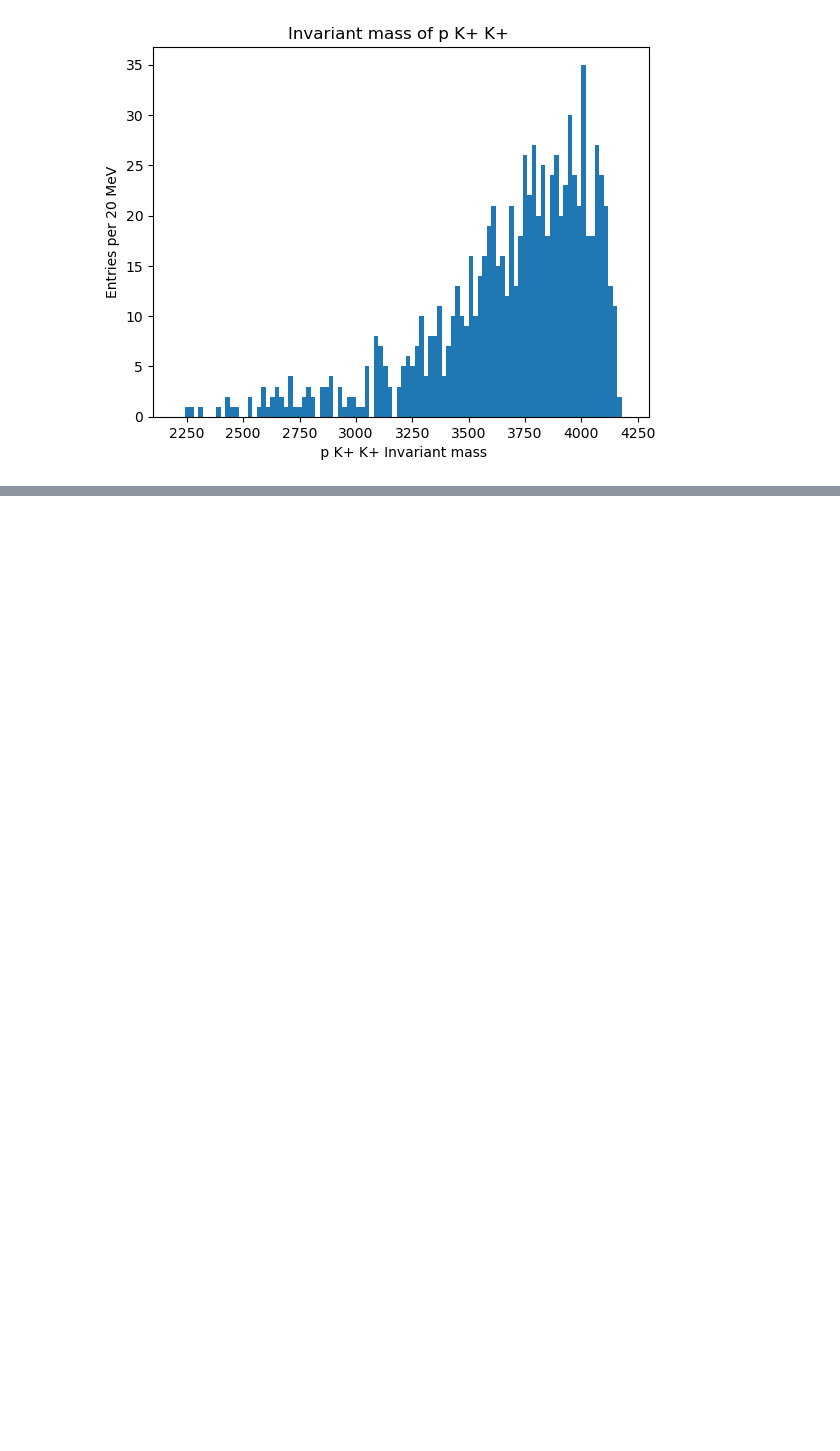
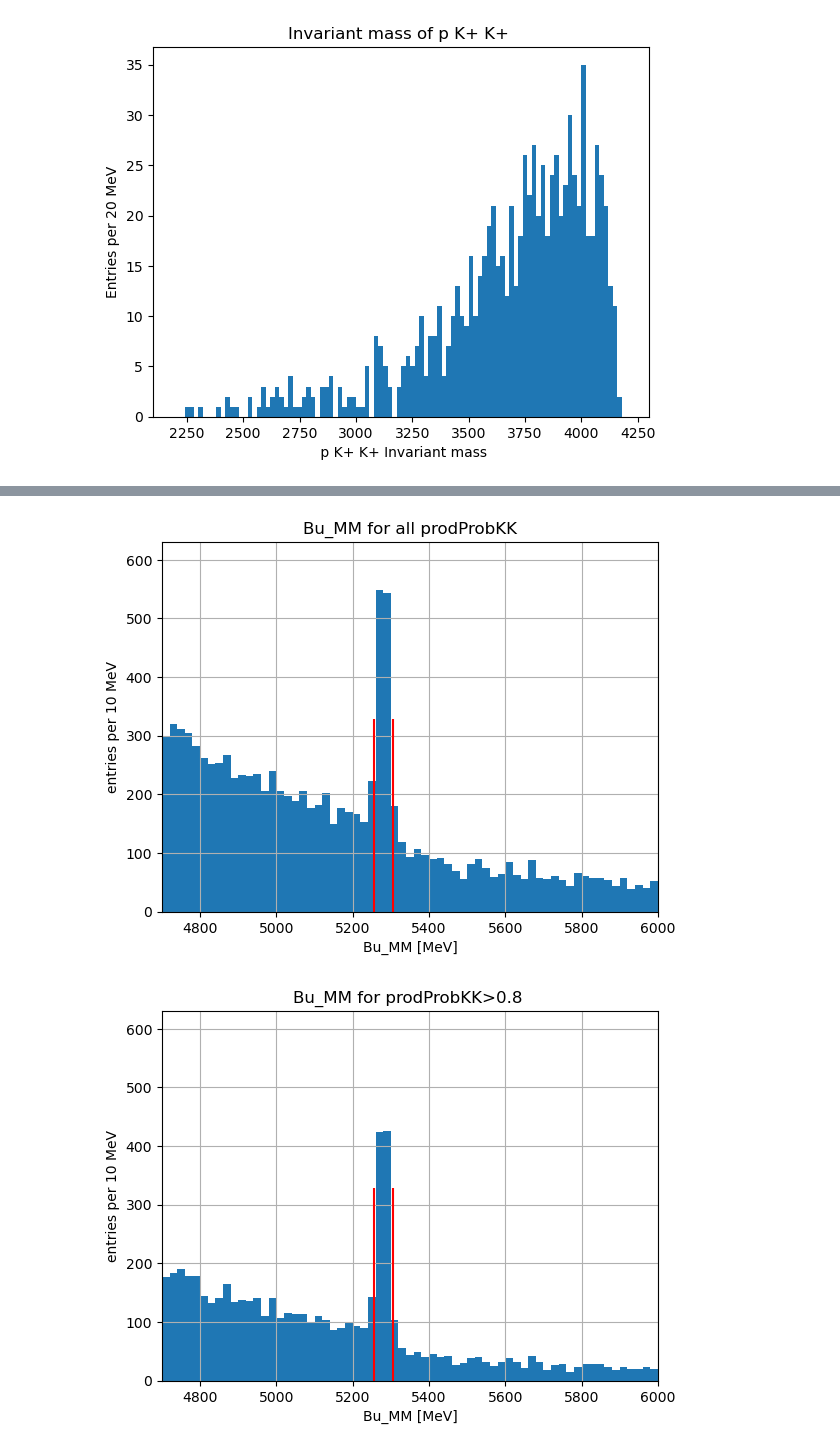
Before and after one commit to LHCb-Cincinnati/bphysics, a Jupyter notebook: KpKp_fitting.ipynb, the cells around one changed output, grey strips where cells are left out. Saved outputs shown, nothing was run; the diff lists cells and outputs as text; code cells hidden in the pictures; blank space fills up the shorter version.

```diff
--- a/KpKp_fitting.ipynb
+++ b/KpKp_fitting.ipynb
@@ -1092,0 +1167,74 @@ plt.show()
+# %%
+prodProb_0p8 = prodProbKK>0.8
+prodProb_0p5 = prodProbKK>0.5
+
+
+
+plt.figure()
+plt.title('Bu_MM for all prodProbKK')
+nC, bins, patches = plt.hist(Bu_MM, bins=100, range=(4500,6500))
+plt.xlabel(r'Bu_MM [MeV]')
+plt.ylabel('entries per 10 MeV')
+plt.axis([4700,6000.,0,1.15*max(nC)])
+plt.grid(True)
+plt.vlines(5255., 0., 0.6*max(nC), colors='red')
+plt.vlines(5305., 0., 0.6*max(nC), colors='red')
+plt.show()
+
+
+
+plt.figure()
+plt.title('Bu_MM for prodProbKK>0.8 ')
+plt.hist(Bu_MM[prodProb_0p8], bins=100, range=(4500,6500))
+plt.xlabel(r'Bu_MM [MeV]')
+plt.ylabel('entries per 10 MeV')
+plt.axis([4700,6000.,0,1.15*max(nC)])
+plt.grid(True)
+plt.vlines(5255., 0., 0.6*max(nC), colors='red')
+plt.vlines(5305., 0., 0.6*max(nC), colors='red')
+
+
+plt.figure()
+plt.title('Bu_MM for prodProbKK>0.5 ')
+plt.hist(Bu_MM[prodProb_0p5], bins=100, range=(4500,6500))
+plt.xlabel(r'Bu_MM [MeV]')
+plt.ylabel('entries per 10 MeV')
+plt.axis([4700,6000.,0,1.15*max(nC)])
+plt.grid(True)
+plt.vlines(5255., 0., 0.6*max(nC), colors='red')
+plt.vlines(5305., 0., 0.6*max(nC), colors='red')
+plt.show()
+
+
+Lambda_corrected_mass = Bu_MM - L0_MM + 1115.5
+
+plt.figure()
+plt.title('Bu_MM for prodProbKK>0.5, zoomed in')
+nC, bins, patches = plt.hist(Bu_MM[prodProb_0p5], bins=100, range=(5000,5500))
+plt.hist(Lambda_corrected_mass[prodProb_0p5], bins=100, range=(5000,5500), color='cyan', alpha = 0.50)
+plt.vlines(5305, 0., 0.90*max(nC), colors='r')
+plt.vlines(5255, 0., 0.90*max(nC), colors='r')
+plt.xlabel(r'Bu_MM [MeV]')
+plt.ylabel('entries per 5 MeV')
+plt.axis([5000,5500.,0,1.15*max(nC)])
+plt.grid(True)
+plt.vlines(5255., 0., 0.6*max(nC), colors='red')
+plt.vlines(5305., 0., 0.6*max(nC), colors='red')
+
+####
+
+plt.figure()
+plt.title('Bu_MM for prodProbKK>0.5, good_Lambda_sep_100, zoomed in')
+nC, bins, patches = plt.hist(Lambda_corrected_mass[prodProb_0p5 & good_Lambda_sep_100], bins=100, range=(5000,5500), color='b', alpha = 0.75)
+plt.vlines(5305, 0., 0.90*max(nC), colors='r')
+plt.vlines(5255, 0., 0.90*max(nC), colors='r')
+plt.xlabel(r'Bu_MM [MeV]')
+plt.ylabel('entries per 5 MeV')
+plt.axis([5000,5500.,0,1.15*max(nC)])
+plt.grid(True)
+plt.vlines(5255., 0., 0.6*max(nC), colors='red')
+plt.vlines(5305., 0., 0.6*max(nC), colors='red')
+plt.show()
+# %% [output]
+[figure, added]
+[figure, added]
```
Also changed, not shown: parts of 59 cells of this notebook, 2 other files.
